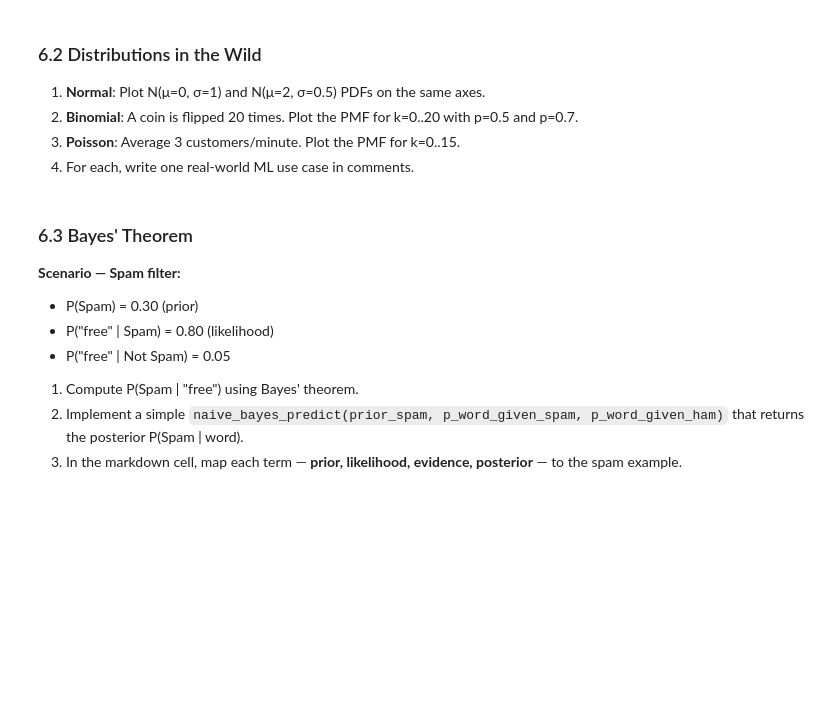
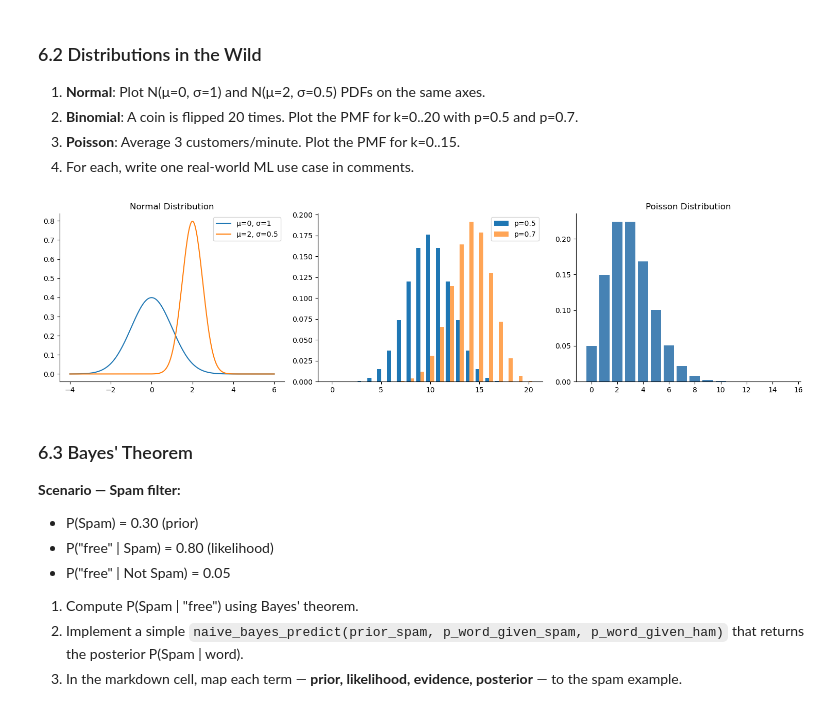
Before and after one commit to maheshshinde9100/Celebal_DS_Internship_Assignments, a Jupyter notebook: week1_Mahesh_Shinde.ipynb, the cells around one changed output. Drawn from its saved outputs; the diff is of its cells as text; code cells hidden in the pictures; blank space fills up the shorter version.

```diff
--- a/week1_Mahesh_Shinde.ipynb
+++ b/week1_Mahesh_Shinde.ipynb
@@ -742,25 +804,34 @@ print(f"Independent? {independent}")
 # %%
 fig, axes = plt.subplots(1, 3, figsize=(15, 4))
 
 # ── Normal ──────────────────────────────────────────────────────────────────
 x = np.linspace(-4, 6, 300)
 # YOUR CODE HERE — plot two normal PDFs on axes[0]
-# ML use case: ...
+# ML use case: for modelling residuals in linear regression or pixel intensities
+axes[0].plot(x, stats.norm.pdf(x, 0, 1),   label="μ=0, σ=1")
+axes[0].plot(x, stats.norm.pdf(x, 2, 0.5), label="μ=2, σ=0.5")
+axes[0].legend()
 axes[0].set_title('Normal Distribution')
 
 # ── Binomial ────────────────────────────────────────────────────────────────
 k = np.arange(0, 21)
 # YOUR CODE HERE — plot PMFs for p=0.5 and p=0.7 on axes[1]
-# ML use case: ...
-axes[1].set_title('Binomial Distribution')
+# ML use case: number of correct predications out of n trials in a classifier
+axes[1].bar(k - 0.2, stats.binom.pmf(k, 20, 0.5), width=0.4, label="p=0.5")
+axes[1].bar(k + 0.2, stats.binom.pmf(k, 20, 0.7), width=0.4, label="p=0.7", alpha=0.7)
+axes[1].legend()
+axes[0].set_title('Normal Distribution')
 
 # ── Poisson ─────────────────────────────────────────────────────────────────
 k2 = np.arange(0, 16)
 # YOUR CODE HERE — plot PMF (λ=3) on axes[2]
-# ML use case: ...
+# ML use case: modelling event counts such as number of clicks or fraud events per hour
+axes[2].bar(k2, stats.poisson.pmf(k2, mu=3), color="steelblue")
 axes[2].set_title('Poisson Distribution')
 
 plt.tight_layout(); plt.show()
+# %% [output]
+[figure, added]
 # %% [markdown]
 ### 6.3 Bayes' Theorem
 
```
Also changed, not shown: parts of 12 cells of this notebook.
